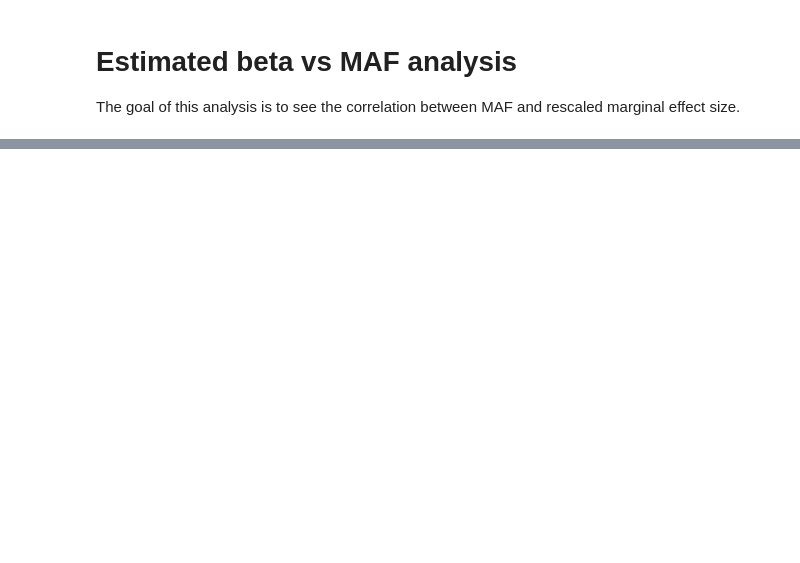
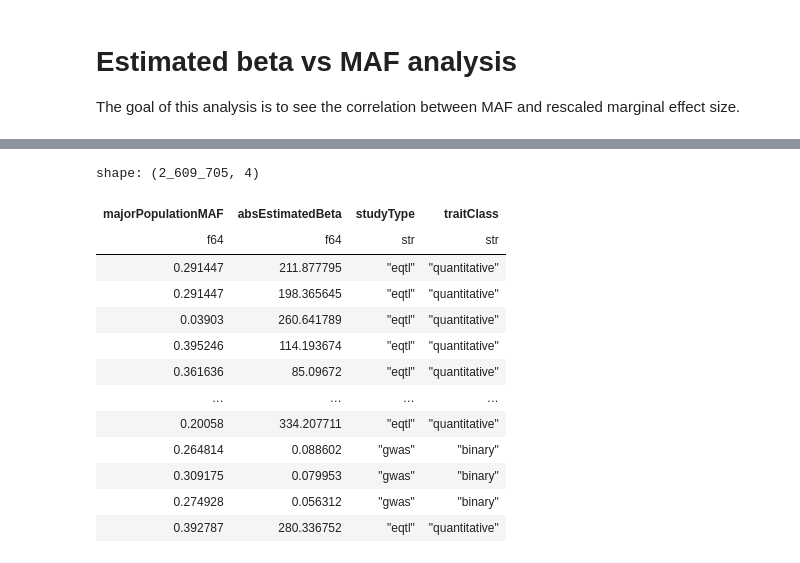
Before and after one commit to opentargets/Gentropy-manuscript, a Jupyter notebook: chapters/variant_effect_prediction/05_maf_vs_est_beta.ipynb, the cells around one changed output, grey strips where cells are left out. Cells and saved outputs as stored; diff of their text form; code cells hidden in the pictures; blank space fills up the shorter version.

```diff
--- a/chapters/variant_effect_prediction/05_maf_vs_est_beta.ipynb
+++ b/chapters/variant_effect_prediction/05_maf_vs_est_beta.ipynb
@@ -68,0 +85,17 @@ plt.show()
+# %%
+data
+# %% [output]
+shape: (2_609_705, 4)
+| majorPopulationMAF | absEstimatedBeta | studyType | traitClass |
+| f64 | f64 | str | str |
+| 0.291447 | 211.877795 | "eqtl" | "quantitative" |
+| 0.291447 | 198.365645 | "eqtl" | "quantitative" |
+| 0.03903 | 260.641789 | "eqtl" | "quantitative" |
+| 0.395246 | 114.193674 | "eqtl" | "quantitative" |
+| 0.361636 | 85.09672 | "eqtl" | "quantitative" |
+| … | … | … | … |
+| 0.20058 | 334.207711 | "eqtl" | "quantitative" |
+| 0.264814 | 0.088602 | "gwas" | "binary" |
+| 0.309175 | 0.079953 | "gwas" | "binary" |
+| 0.274928 | 0.056312 | "gwas" | "binary" |
+| 0.392787 | 280.336752 | "eqtl" | "quantitative" |
```
Also changed, not shown: parts of 5 cells of this notebook, 3 other files.
